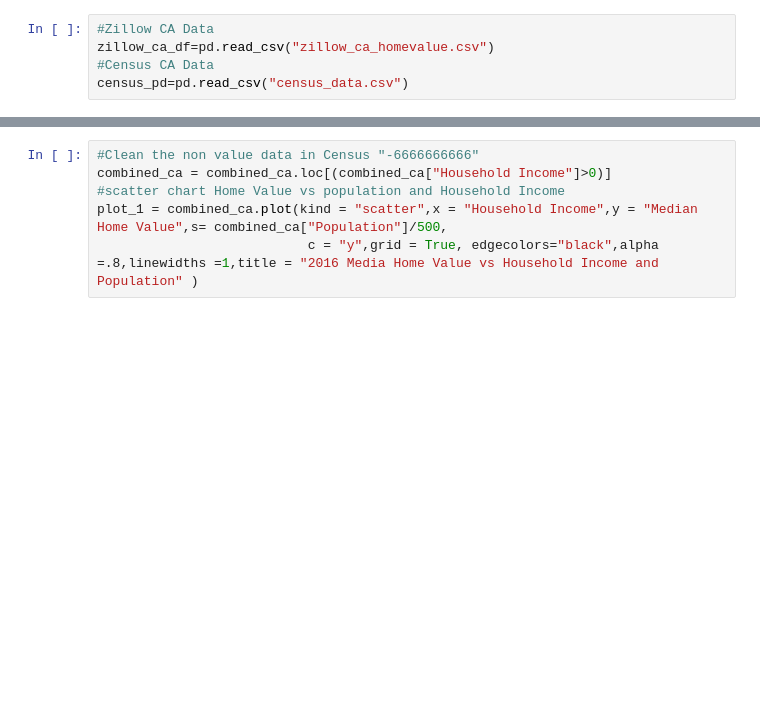
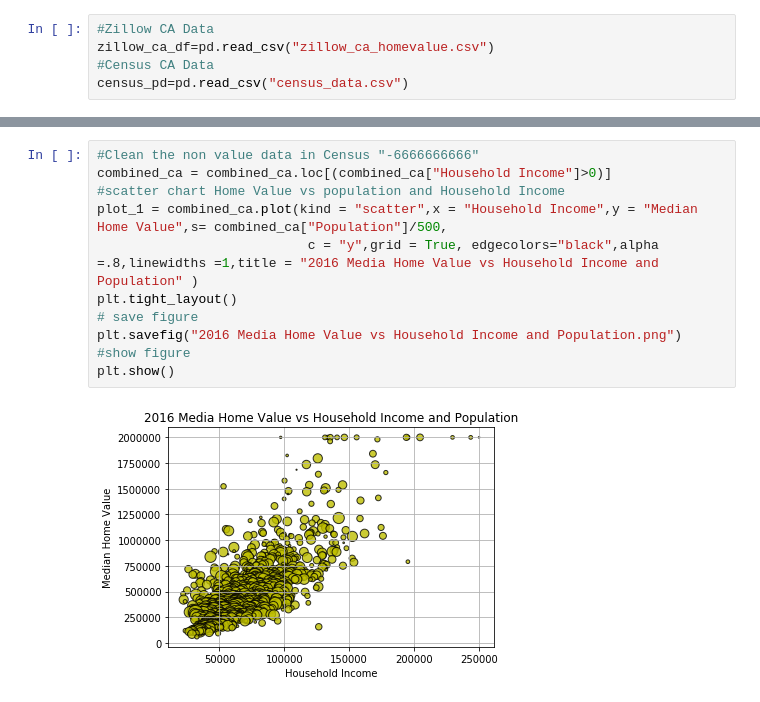
Before and after one commit to jwu047/Housing_Prices_CA, a Jupyter notebook: Combine_Census_Zillow_CA.ipynb, the cells around one changed output, grey strips where cells are left out. Cells and saved outputs as stored; diff of their text form; blank space fills up the shorter version.

```diff
--- a/Combine_Census_Zillow_CA.ipynb
+++ b/Combine_Census_Zillow_CA.ipynb
@@ -44,6 +85,13 @@ top_20_homevalue
 # %%
 #Clean the non value data in Census "-6666666666"
 combined_ca = combined_ca.loc[(combined_ca["Household Income"]>0)]
 #scatter chart Home Value vs population and Household Income
 plot_1 = combined_ca.plot(kind = "scatter",x = "Household Income",y = "Median Home Value",s= combined_ca["Population"]/500,
                            c = "y",grid = True, edgecolors="black",alpha =.8,linewidths =1,title = "2016 Media Home Value vs Household Income and Population" )
+plt.tight_layout()
+# save figure
+plt.savefig("2016 Media Home Value vs Household Income and Population.png")
+#show figure
+plt.show()
+# %% [output]
+[figure, added]
```
Also changed, not shown: parts of 20 cells of this notebook.
